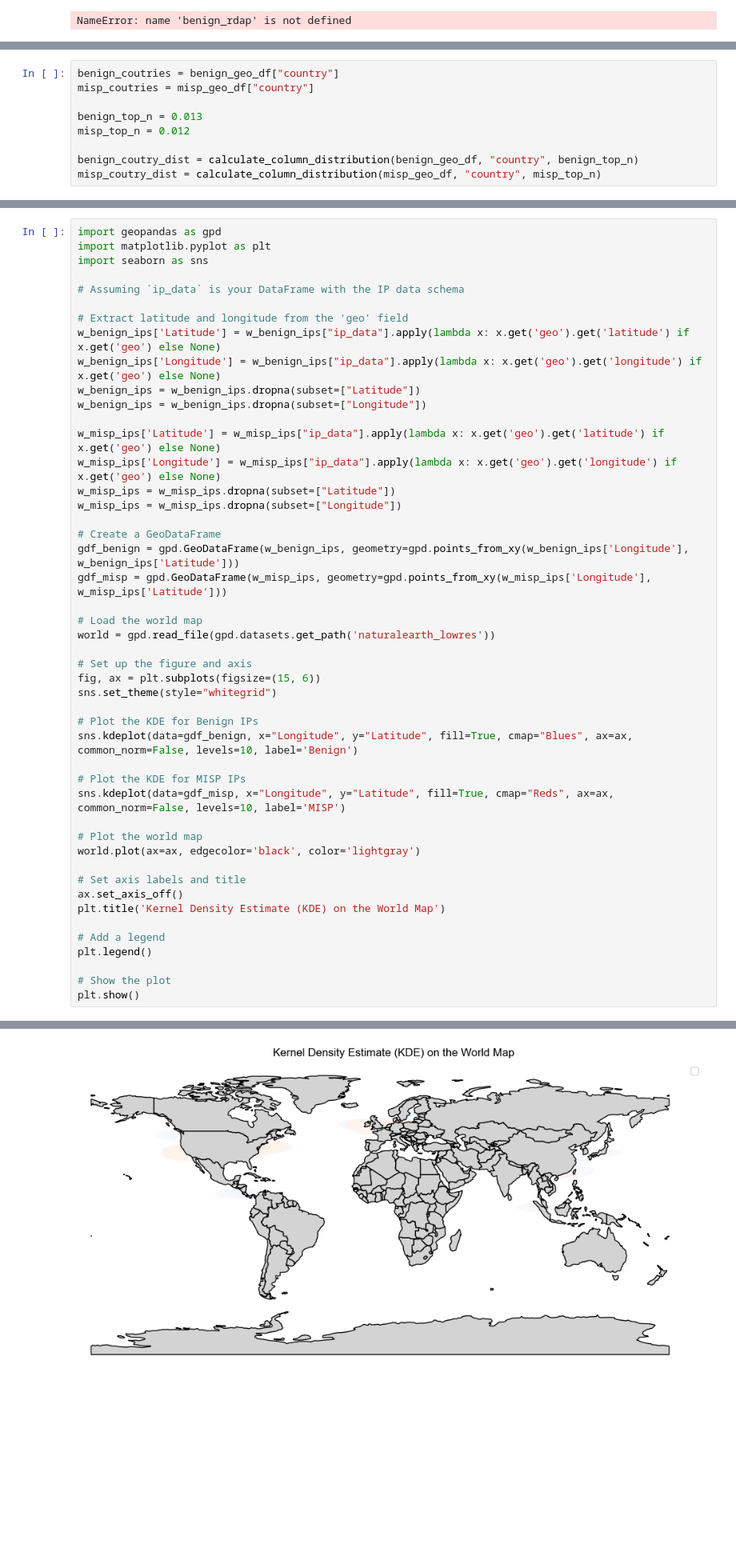
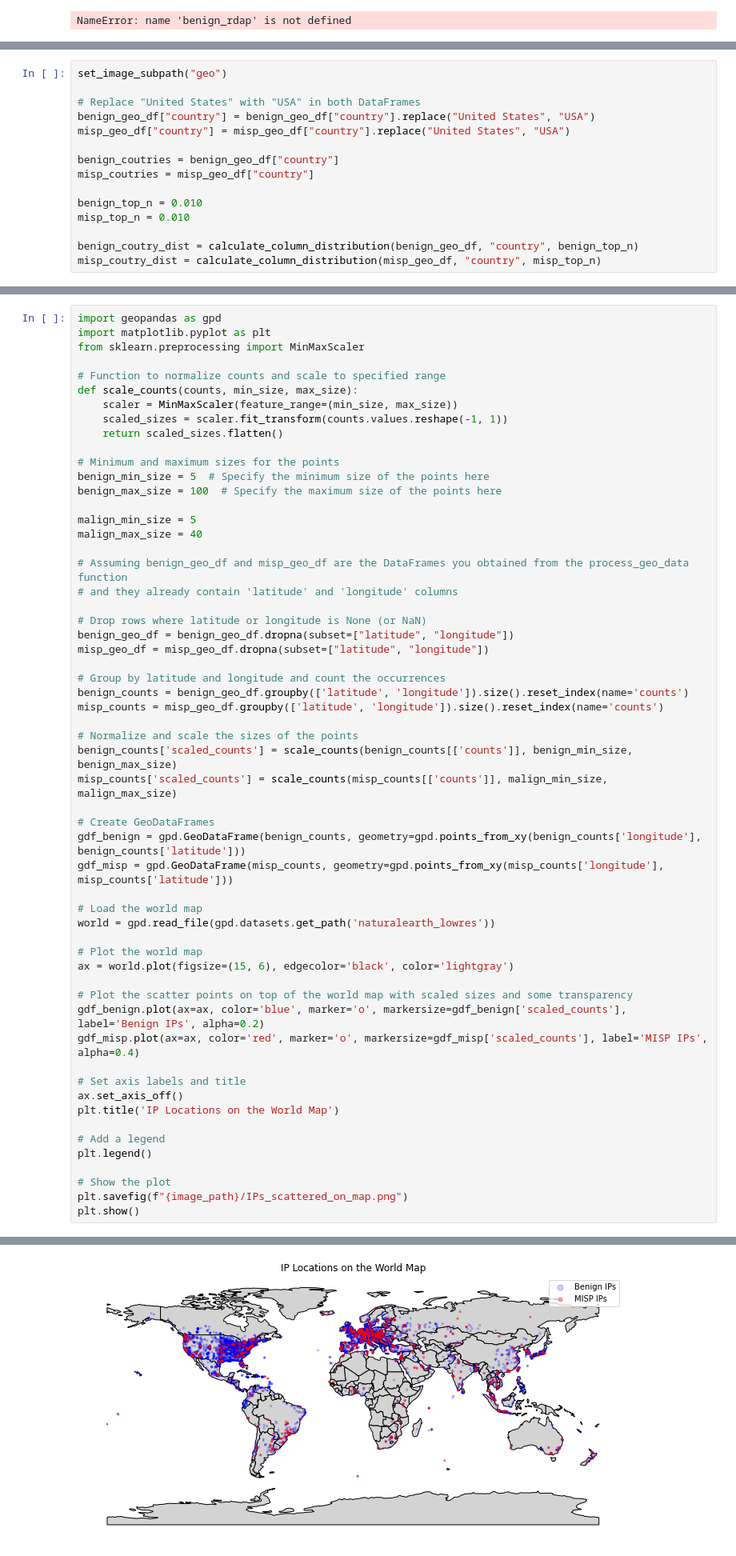
Before and after one commit to WitchoutName/pp-research-tools, a Jupyter notebook: MongoAnalysis.ipynb, the cells around one changed output, grey strips where cells are left out. Shown at 80% size. Cells and saved outputs as stored; diff of their text form; blank space fills up the shorter version.

```diff
--- a/MongoAnalysis.ipynb
+++ b/MongoAnalysis.ipynb
@@ -1277,9 +1400,15 @@ misp_geo_df
 # %%
+set_image_subpath("geo")
+
+# Replace "United States" with "USA" in both DataFrames
+benign_geo_df["country"] = benign_geo_df["country"].replace("United States", "USA")
+misp_geo_df["country"] = misp_geo_df["country"].replace("United States", "USA")
+
 benign_coutries = benign_geo_df["country"]
 misp_coutries = misp_geo_df["country"]
 
-benign_top_n = 0.013
-misp_top_n = 0.012
+benign_top_n = 0.010
+misp_top_n = 0.010
 
 benign_coutry_dist = calculate_column_distribution(benign_geo_df, "country", benign_top_n)
 misp_coutry_dist = calculate_column_distribution(misp_geo_df, "country", misp_top_n)
@@ -1432,48 +1558,58 @@ NameError: name 'w_benign_ips' is not defined
 # %%
 import geopandas as gpd
 import matplotlib.pyplot as plt
-import seaborn as sns
+from sklearn.preprocessing import MinMaxScaler
 
-# Assuming `ip_data` is your DataFrame with the IP data schema
+# Function to normalize counts and scale to specified range
+def scale_counts(counts, min_size, max_size):
+    scaler = MinMaxScaler(feature_range=(min_size, max_size))
+    scaled_sizes = scaler.fit_transform(counts.values.reshape(-1, 1))
+    return scaled_sizes.flatten()
 
-# Extract latitude and longitude from the 'geo' field
-w_benign_ips['Latitude'] = w_benign_ips["ip_data"].apply(lambda x: x.get('geo').get('latitude') if x.get('geo') else None)
-w_benign_ips['Longitude'] = w_benign_ips["ip_data"].apply(lambda x: x.get('geo').get('longitude') if x.get('geo') else None)
-w_benign_ips = w_benign_ips.dropna(subset=["Latitude"])
-w_benign_ips = w_benign_ips.dropna(subset=["Longitude"])
+# Minimum and maximum sizes for the points
+benign_min_size = 5  # Specify the minimum size of the points here
+benign_max_size = 100  # Specify the maximum size of the points here
 
-w_misp_ips['Latitude'] = w_misp_ips["ip_data"].apply(lambda x: x.get('geo').get('latitude') if x.get('geo') else None)
-w_misp_ips['Longitude'] = w_misp_ips["ip_data"].apply(lambda x: x.get('geo').get('longitude') if x.get('geo') else None)
-w_misp_ips = w_misp_ips.dropna(subset=["Latitude"])
-w_misp_ips = w_misp_ips.dropna(subset=["Longitude"])
+malign_min_size = 5
+malign_max_size = 40
 
-# Create a GeoDataFrame
-gdf_benign = gpd.GeoDataFrame(w_benign_ips, geometry=gpd.points_from_xy(w_benign_ips['Longitude'], w_benign_ips['Latitude']))
-gdf_misp = gpd.GeoDataFrame(w_misp_ips, geometry=gpd.points_from_xy(w_misp_ips['Longitude'], w_misp_ips['Latitude']))
+# Assuming benign_geo_df and misp_geo_df are the DataFrames you obtained from the process_geo_data function
+# and they already contain 'latitude' and 'longitude' columns
+
+# Drop rows where latitude or longitude is None (or NaN)
+benign_geo_df = benign_geo_df.dropna(subset=["latitude", "longitude"])
+misp_geo_df = misp_geo_df.dropna(subset=["latitude", "longitude"])
+
+# Group by latitude and longitude and count the occurrences
+benign_counts = benign_geo_df.groupby(['latitude', 'longitude']).size().reset_index(name='counts')
+misp_counts = misp_geo_df.groupby(['latitude', 'longitude']).size().reset_index(name='counts')
+
+# Normalize and scale the sizes of the points
+benign_counts['scaled_counts'] = scale_counts(benign_counts[['counts']], benign_min_size, benign_max_size)
+misp_counts['scaled_counts'] = scale_counts(misp_counts[['counts']], malign_min_size, malign_max_size)
+
+# Create GeoDataFrames
+gdf_benign = gpd.GeoDataFrame(benign_counts, geometry=gpd.points_from_xy(benign_counts['longitude'], benign_counts['latitude']))
+gdf_misp = gpd.GeoDataFrame(misp_counts, geometry=gpd.points_from_xy(misp_counts['longitude'], misp_counts['latitude']))
 
 # Load the world map
 world = gpd.read_file(gpd.datasets.get_path('naturalearth_lowres'))
 
-# Set up the figure and axis
-fig, ax = plt.subplots(figsize=(15, 6))
-sns.set_theme(style="whitegrid")
+# Plot the world map
+ax = world.plot(figsize=(15, 6), edgecolor='black', color='lightgray')
 
-# Plot the KDE for Benign IPs
-sns.kdeplot(data=gdf_benign, x="Longitude", y="Latitude", fill=True, cmap="Blues", ax=ax, common_norm=False, levels=10, label='Benign')
-
-# Plot the KDE for MISP IPs
-sns.kdeplot(data=gdf_misp, x="Longitude", y="Latitude", fill=True, cmap="Reds", ax=ax, common_norm=False, levels=10, label='MISP')
-
-# Plot the world map
-world.plot(ax=ax, edgecolor='black', color='lightgray')
+# Plot the scatter points on top of the world map with scaled sizes and some transparency
+gdf_benign.plot(ax=ax, color='blue', marker='o', markersize=gdf_benign['scaled_counts'], label='Benign IPs', alpha=0.2)
+gdf_misp.plot(ax=ax, color='red', marker='o', markersize=gdf_misp['scaled_counts'], label='MISP IPs', alpha=0.4)
 
 # Set axis labels and title
 ax.set_axis_off()
-plt.title('Kernel Density Estimate (KDE) on the World Map')
+plt.title('IP Locations on the World Map')
 
 # Add a legend
 plt.legend()
 
 # Show the plot
+plt.savefig(f"{image_path}/IPs_scattered_on_map.png")
 plt.show()
 # %% [output]
@@ -1481 +1616 @@ No artists with labels found to put in legend.  Note that artists whose label st
-[figure, old version]
+[figure, new version]
```
Also changed, not shown: parts of 29 cells of this notebook.
